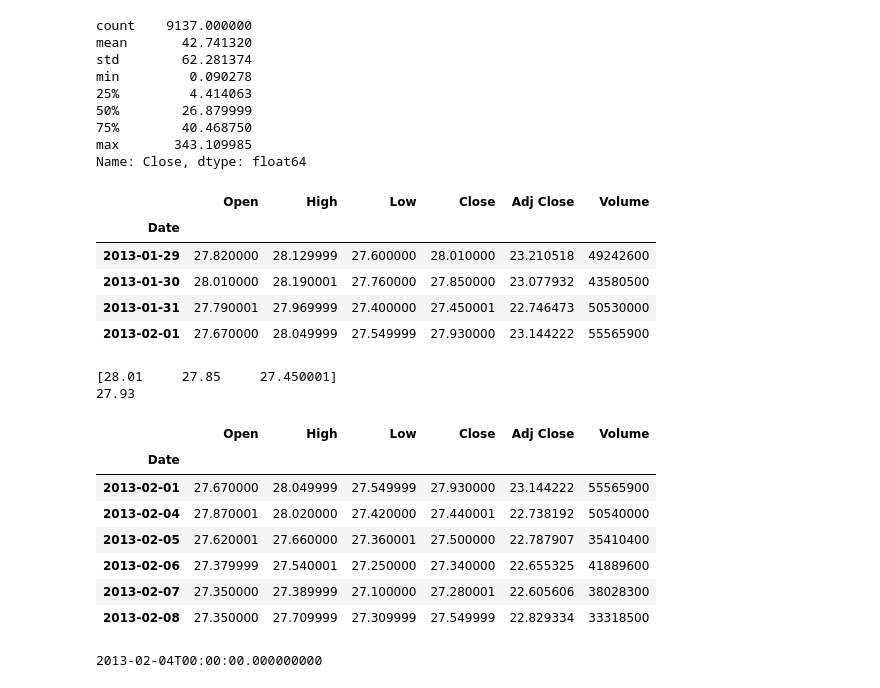
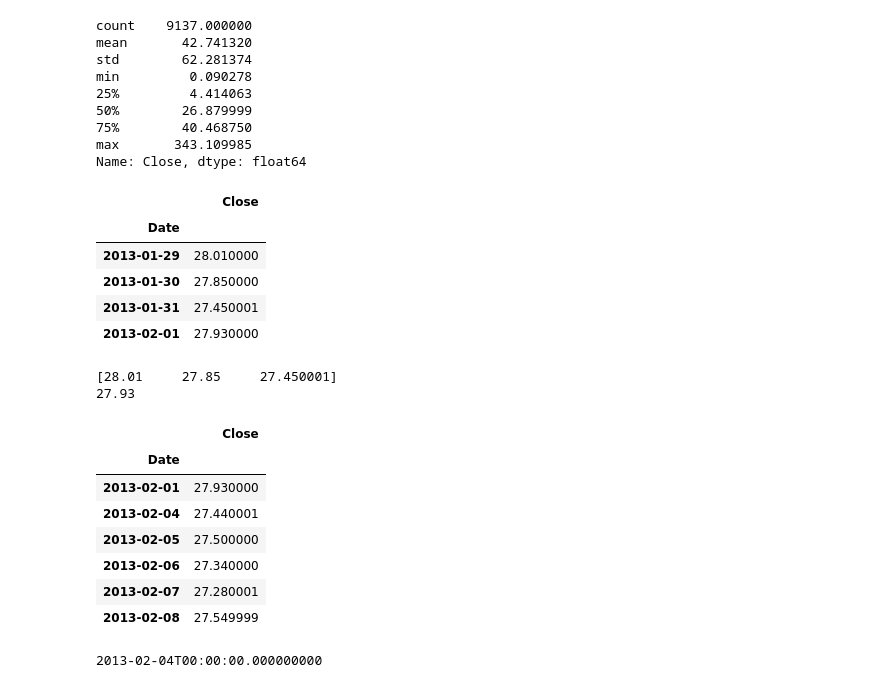
Before and after one commit to iteam1/predict-series-data-with-RNN, a Jupyter notebook: notebook.ipynb, the cells around one changed output. Saved outputs shown, nothing was run; the diff lists cells and outputs as text; code cells hidden in the pictures.

```diff
--- a/notebook.ipynb
+++ b/notebook.ipynb
@@ -40,5 +24,7 @@ df[['Date','Close']]
 # %%
-df['Date']
+df1 = df.copy()
+df1 = df1[['Date','Close']]
+df1['Date']
 # %% [output]
 0       1986-03-13
 1       1986-03-14
@@ -72,6 +58,6 @@ datetime_object
 datetime.datetime(1986, 3, 13, 0, 0)
 # %%
 # apply the function to 'Date' column
-df['Date'] = df['Date'].apply(str_to_datetime)
-df.head()
+df1['Date'] = df1['Date'].apply(str_to_datetime)
+df1['Date']
 # %% [output]
@@ -99,3 +76,4 @@ Name: Date, Length: 9137, dtype: datetime64[ns]
 # %%
 # set the index is Date column
-df.index = df.pop('Date')
+df1.index = df1.pop('Date')
+df1.head()
@@ -153,15 +122,15 @@ min         0.090278
 max       343.109985
 Name: Close, dtype: float64
 # %%
-df_subset = df.loc[:str_to_datetime('2013-2-01')].tail(3+1)
+df_subset = df1.loc[:str_to_datetime('2013-2-01')].tail(3+1)
 df_subset
 # %% [output]
-|  | Open | High | Low | Close | Adj Close | Volume |
-| Date |  |  |  |  |  |  |
-| 2013-01-29 | 27.820000 | 28.129999 | 27.600000 | 28.010000 | 23.210518 | 49242600 |
-| 2013-01-30 | 28.010000 | 28.190001 | 27.760000 | 27.850000 | 23.077932 | 43580500 |
-| 2013-01-31 | 27.790001 | 27.969999 | 27.400000 | 27.450001 | 22.746473 | 50530000 |
-| 2013-02-01 | 27.670000 | 28.049999 | 27.549999 | 27.930000 | 23.144222 | 55565900 |
+|  | Close |
+| Date |  |
+| 2013-01-29 | 28.010000 |
+| 2013-01-30 | 27.850000 |
+| 2013-01-31 | 27.450001 |
+| 2013-02-01 | 27.930000 |
 # %%
 values = df_subset['Close'].to_numpy()
 x,y = values[:-1],values[-1]
@@ -171,17 +140,17 @@ print(y)
 [28.01     27.85     27.450001]
 27.93
 # %%
-next_week = df.loc[str_to_datetime('2013-2-01'):str_to_datetime('2013-2-01')+datetime.timedelta(days = 7)]
+next_week = df1.loc[str_to_datetime('2013-2-01'):str_to_datetime('2013-2-01')+datetime.timedelta(days = 7)]
 next_week
 # %% [output]
-|  | Open | High | Low | Close | Adj Close | Volume |
-| Date |  |  |  |  |  |  |
-| 2013-02-01 | 27.670000 | 28.049999 | 27.549999 | 27.930000 | 23.144222 | 55565900 |
-| 2013-02-04 | 27.870001 | 28.020000 | 27.420000 | 27.440001 | 22.738192 | 50540000 |
-| 2013-02-05 | 27.620001 | 27.660000 | 27.360001 | 27.500000 | 22.787907 | 35410400 |
-| 2013-02-06 | 27.379999 | 27.540001 | 27.250000 | 27.340000 | 22.655325 | 41889600 |
-| 2013-02-07 | 27.350000 | 27.389999 | 27.100000 | 27.280001 | 22.605606 | 38028300 |
-| 2013-02-08 | 27.350000 | 27.709999 | 27.309999 | 27.549999 | 22.829334 | 33318500 |
+|  | Close |
+| Date |  |
+| 2013-02-01 | 27.930000 |
+| 2013-02-04 | 27.440001 |
+| 2013-02-05 | 27.500000 |
+| 2013-02-06 | 27.340000 |
+| 2013-02-07 | 27.280001 |
+| 2013-02-08 | 27.549999 |
 # %%
 next_datetime_str = str(next_week.head(2).tail(1).index.values[0])
 print(next_datetime_str)
```
Also changed, not shown: parts of 13 cells of this notebook, 2 other files.
